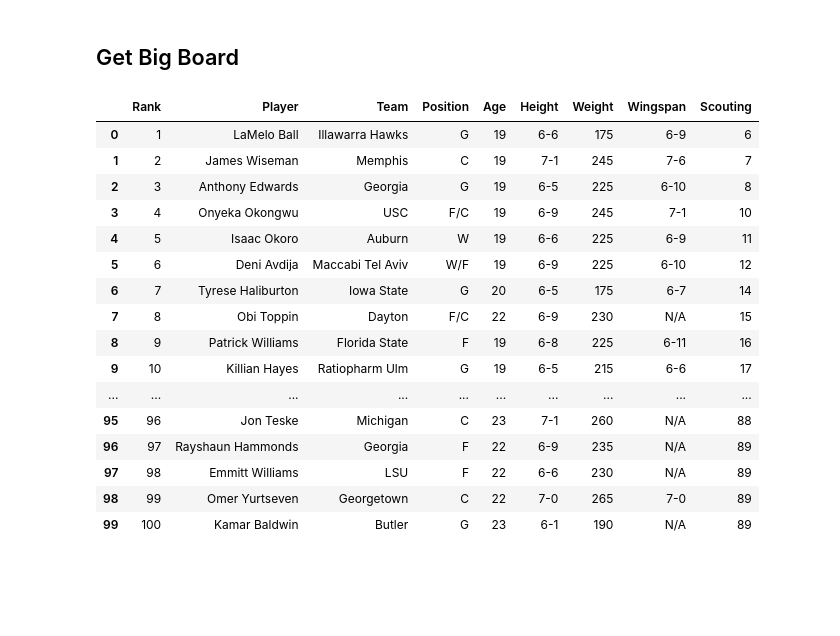
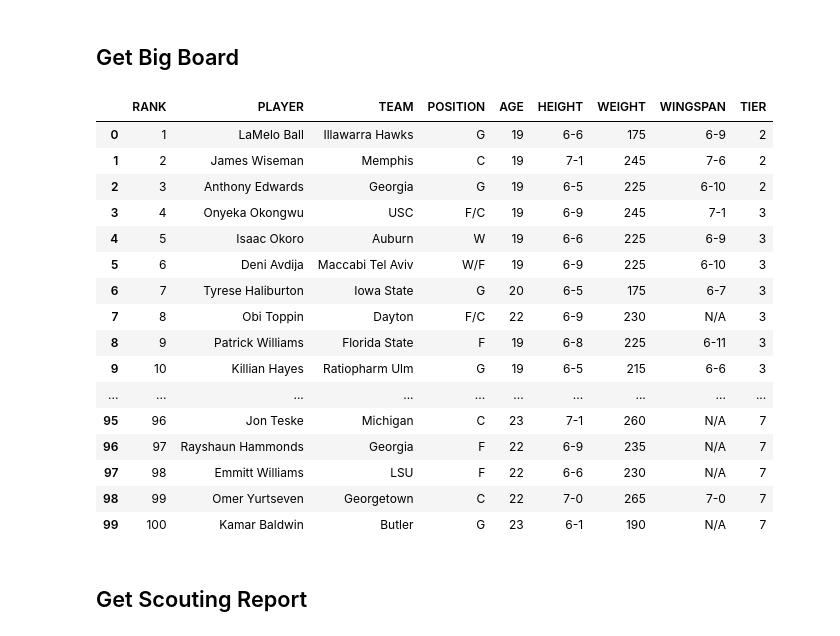
Before and after one commit to xulianrenzoku/decode-vecenie, a Jupyter notebook: data_processors/process_data_2020.ipynb, the cells around one changed output. Drawn from its saved outputs; the diff is of its cells as text; code cells hidden in the pictures; blank space fills up the shorter version.

Commit message:
Update processor for 2020 class; Fix the missing tier issue

```diff
--- a/data_processors/process_data_2020.ipynb
+++ b/data_processors/process_data_2020.ipynb
@@ -117,22 +117,44 @@ def build_big_board(raw_bb_dict):
     return pd.DataFrame(processed_data, columns=columns)
 # %%
 big_board = build_big_board(raw_bb_dict)
-big_board
-# %% [output]
-|  | Rank | Player | Team | Position | Age | Height | Weight | Wingspan | Scouting |
-| 0 | 1 | LaMelo Ball | Illawarra Hawks | G | 19 | 6-6 | 175 | 6-9 | 6 |
-| 1 | 2 | James Wiseman | Memphis | C | 19 | 7-1 | 245 | 7-6 | 7 |
-| 2 | 3 | Anthony Edwards | Georgia | G | 19 | 6-5 | 225 | 6-10 | 8 |
-| 3 | 4 | Onyeka Okongwu | USC | F/C | 19 | 6-9 | 245 | 7-1 | 10 |
-| 4 | 5 | Isaac Okoro | Auburn | W | 19 | 6-6 | 225 | 6-9 | 11 |
-| 5 | 6 | Deni Avdija | Maccabi Tel Aviv | W/F | 19 | 6-9 | 225 | 6-10 | 12 |
-| 6 | 7 | Tyrese Haliburton | Iowa State | G | 20 | 6-5 | 175 | 6-7 | 14 |
-| 7 | 8 | Obi Toppin | Dayton | F/C | 22 | 6-9 | 230 | N/A | 15 |
-| 8 | 9 | Patrick Williams | Florida State | F | 19 | 6-8 | 225 | 6-11 | 16 |
-| 9 | 10 | Killian Hayes | Ratiopharm Ulm | G | 19 | 6-5 | 215 | 6-6 | 17 |
-| ... | ... | ... | ... | ... | ... | ... | ... | ... | ... |
-| 95 | 96 | Jon Teske | Michigan | C | 23 | 7-1 | 260 | N/A | 88 |
-| 96 | 97 | Rayshaun Hammonds | Georgia | F | 22 | 6-9 | 235 | N/A | 89 |
-| 97 | 98 | Emmitt Williams | LSU | F | 22 | 6-6 | 230 | N/A | 89 |
-| 98 | 99 | Omer Yurtseven | Georgetown | C | 22 | 7-0 | 265 | 7-0 | 89 |
-| 99 | 100 | Kamar Baldwin | Butler | G | 23 | 6-1 | 190 | N/A | 89 |
+# %%
+tier_breaks = ['LaMelo Ball', 'Onyeka Okongwu', 'Kira Lewis Jr.',
+               'Tre Jones', 'Ty-Shon Alexander', 'Nate Knight', '']
+
+tier_rec = []
+tier = 1
+idx = 0
+
+for player in big_board.Player.values:
+    if player == tier_breaks[idx]:
+        idx += 1
+        tier += 1
+        tier_rec.append(tier)
+    else:
+        tier_rec.append(tier)
+
+big_board['Tier'] = tier_rec
+# %%
+big_board = big_board.rename(columns={col:col.upper() for col in big_board.columns})\
+                     .drop('SCOUTING', axis=1)
+big_board
+# %% [output]
+|  | RANK | PLAYER | TEAM | POSITION | AGE | HEIGHT | WEIGHT | WINGSPAN | TIER |
+| 0 | 1 | LaMelo Ball | Illawarra Hawks | G | 19 | 6-6 | 175 | 6-9 | 2 |
+| 1 | 2 | James Wiseman | Memphis | C | 19 | 7-1 | 245 | 7-6 | 2 |
+| 2 | 3 | Anthony Edwards | Georgia | G | 19 | 6-5 | 225 | 6-10 | 2 |
+| 3 | 4 | Onyeka Okongwu | USC | F/C | 19 | 6-9 | 245 | 7-1 | 3 |
+| 4 | 5 | Isaac Okoro | Auburn | W | 19 | 6-6 | 225 | 6-9 | 3 |
+| 5 | 6 | Deni Avdija | Maccabi Tel Aviv | W/F | 19 | 6-9 | 225 | 6-10 | 3 |
+| 6 | 7 | Tyrese Haliburton | Iowa State | G | 20 | 6-5 | 175 | 6-7 | 3 |
+| 7 | 8 | Obi Toppin | Dayton | F/C | 22 | 6-9 | 230 | N/A | 3 |
+| 8 | 9 | Patrick Williams | Florida State | F | 19 | 6-8 | 225 | 6-11 | 3 |
+| 9 | 10 | Killian Hayes | Ratiopharm Ulm | G | 19 | 6-5 | 215 | 6-6 | 3 |
+| ... | ... | ... | ... | ... | ... | ... | ... | ... | ... |
+| 95 | 96 | Jon Teske | Michigan | C | 23 | 7-1 | 260 | N/A | 7 |
+| 96 | 97 | Rayshaun Hammonds | Georgia | F | 22 | 6-9 | 235 | N/A | 7 |
+| 97 | 98 | Emmitt Williams | LSU | F | 22 | 6-6 | 230 | N/A | 7 |
+| 98 | 99 | Omer Yurtseven | Georgetown | C | 22 | 7-0 | 265 | 7-0 | 7 |
+| 99 | 100 | Kamar Baldwin | Butler | G | 23 | 6-1 | 190 | N/A | 7 |
+# %% [markdown]
+## Get Scouting Report
```
